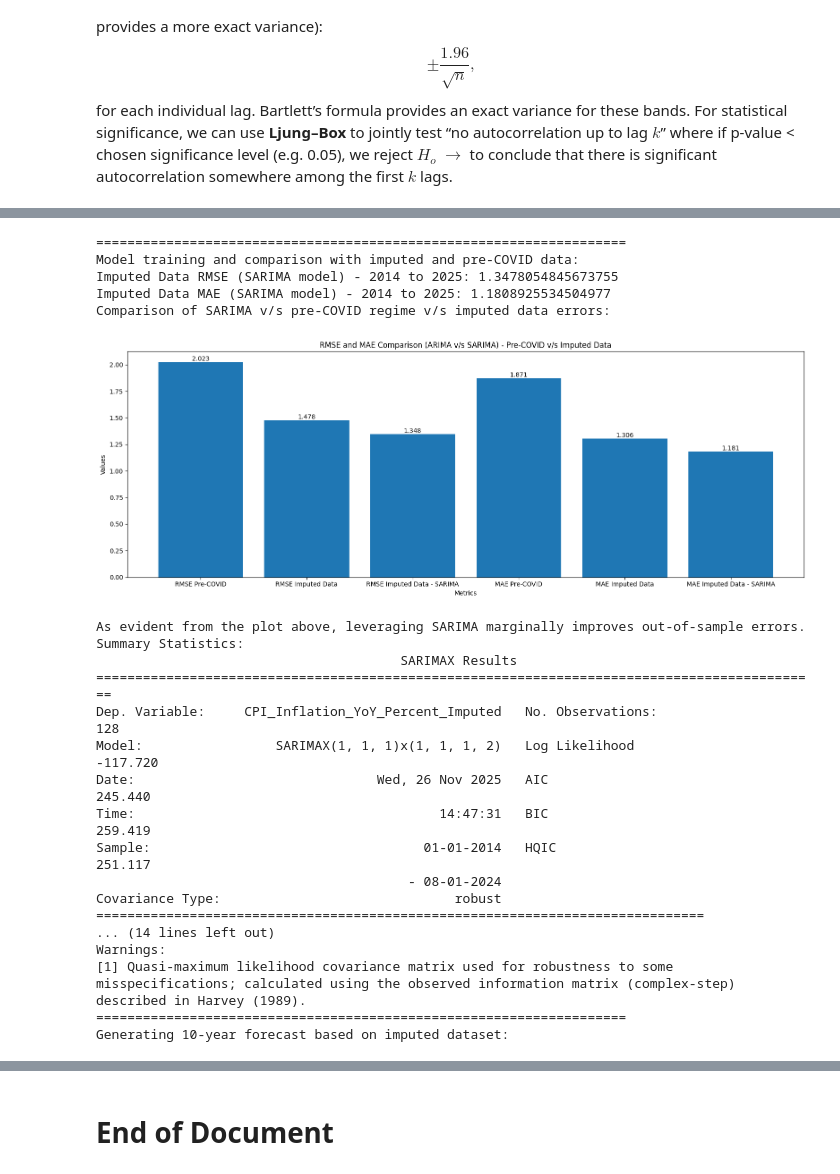
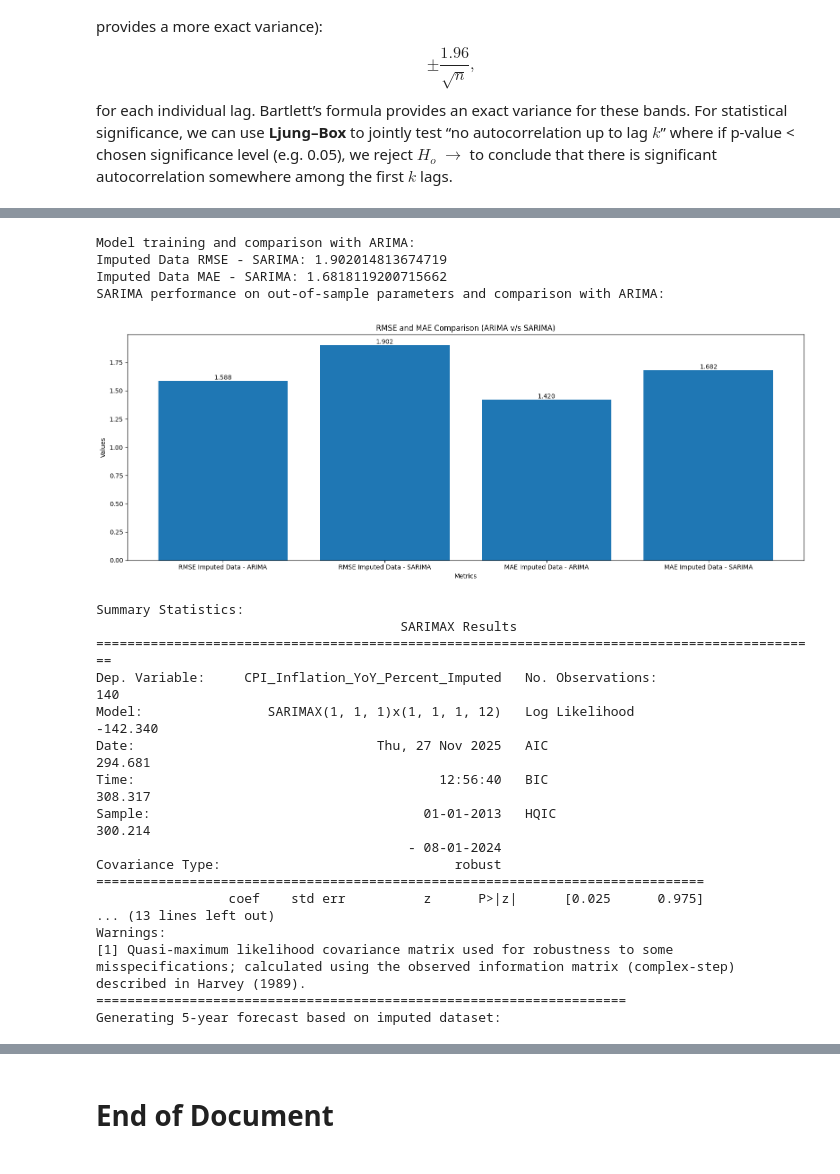
Before and after one commit to thenaivecoder89/statistical_and_machine_learning_models, a Jupyter notebook: inflation/arima_sarima_xgboost/Comparative_analysis_report_on_arima_sarima_xgb_on_inflation_dataset.ipynb, the cells around one changed output, grey strips where cells are left out. Cells and saved outputs as stored; diff of their text form; code cells hidden in the pictures.

```diff
--- a/inflation/arima_sarima_xgboost/Comparative_analysis_report_on_arima_sarima_xgb_on_inflation_dataset.ipynb
+++ b/inflation/arima_sarima_xgboost/Comparative_analysis_report_on_arima_sarima_xgb_on_inflation_dataset.ipynb
@@ -979,23 +770,22 @@ $\varepsilon_t$ = white noise error
 This structure allows SARIMA to capture trend, irregular variation, and recurring seasonal cycles in a unified model.
 # %%
 # Training SARIMA model on Imputed Data and Calculating Errors
-print('====================================================================')
-print('Model training and comparison with imputed and pre-COVID data:')
+print('Model training and comparison with ARIMA:')
 model_sarima_imputed = SARIMAX(
     train_imputed_data['CPI_Inflation_YoY_Percent_Imputed'],
     order=(1, 1, 1),
-    seasonal_order=(1, 1, 1, 2), # setting length of seasonal cycle (s) = 2
+    seasonal_order=(1, 1, 1, 12),
     enforce_invertibility=False,
     enforce_stationarity=False
 ).fit(cov_type='robust')
 model_sarima_imputed_pred = model_sarima_imputed.get_forecast(steps=12).predicted_mean
 model_sarima_imputed_rmse = root_mean_squared_error(test_imputed_data['CPI_Inflation_YoY_Percent_Imputed'], model_sarima_imputed_pred)
 model_sarima_imputed_mae = mean_absolute_error(test_imputed_data['CPI_Inflation_YoY_Percent_Imputed'], model_sarima_imputed_pred)
-print(f'Imputed Data RMSE (SARIMA model) - 2014 to 2025: {model_sarima_imputed_rmse}')
-print(f'Imputed Data MAE (SARIMA model) - 2014 to 2025: {model_sarima_imputed_mae}')
-print('Comparison of SARIMA v/s pre-COVID regime v/s imputed data errors:')
-Y_comp_values_SARIMA = [rmse_pre, model_arima_imputed_rmse, model_sarima_imputed_rmse, mae_pre, model_arima_imputed_mae, model_sarima_imputed_mae]
-X_comp_values_SARIMA = ['RMSE Pre-COVID', 'RMSE Imputed Data', 'RMSE Imputed Data - SARIMA', 'MAE Pre-COVID', 'MAE Imputed Data', 'MAE Imputed Data - SARIMA']
+print(f'Imputed Data RMSE - SARIMA: {model_sarima_imputed_rmse}')
+print(f'Imputed Data MAE - SARIMA: {model_sarima_imputed_mae}')
+print('SARIMA performance on out-of-sample parameters and comparison with ARIMA:')
+Y_comp_values_SARIMA = [model_arima_imputed_rmse, model_sarima_imputed_rmse, model_arima_imputed_mae, model_sarima_imputed_mae]
+X_comp_values_SARIMA = ['RMSE Imputed Data - ARIMA', 'RMSE Imputed Data - SARIMA', 'MAE Imputed Data - ARIMA', 'MAE Imputed Data - SARIMA']
 plt.subplots(figsize=(16, 6), dpi=100)
 bars = plt.bar(X_comp_values_SARIMA, Y_comp_values_SARIMA)
 for bar in bars:
@@ -1010,61 +800,59 @@ for bar in bars:
     )
 plt.xlabel('Metrics')
 plt.ylabel('Values')
-plt.title('RMSE and MAE Comparison (ARIMA v/s SARIMA) - Pre-COVID v/s Imputed Data', fontsize=12)
+plt.title('RMSE and MAE Comparison (ARIMA v/s SARIMA)', fontsize=12)
 plt.tight_layout()
 plt.show()
-print(f'As evident from the plot above, leveraging SARIMA marginally improves out-of-sample errors.')
 print(f'Summary Statistics:\n{model_sarima_imputed.summary()}')
 
 # Generating Forecast Based on Imputed Data.
 print('====================================================================')
-print('Generating 10-year forecast based on imputed dataset:')
-model_sarima_imputed_forecast = model_sarima_imputed.get_forecast(steps=132)
+print('Generating 5-year forecast based on imputed dataset:')
+model_sarima_imputed_forecast = model_sarima_imputed.get_forecast(steps=60)
 model_sarima_imputed_forecast_summary = model_sarima_imputed_forecast.summary_frame(alpha=0.05)
 df_prediction_data_sarima_imp = model_sarima_imputed_forecast_summary[['mean', 'mean_se', 'mean_ci_lower', 'mean_ci_upper']]
 df_prediction_data_sarima_imp.index.name = 'Period'
 df_prediction_data_sarima_imp.to_csv(sarima_forecast_imputed_dataset)
 model_sarima_imputed_forecast_summary.index = pd.to_datetime(model_sarima_imputed_forecast_summary.index, errors='coerce')
 fig_forecast_imp, ax_forecast_imp = plt.subplots(figsize=(8, 6), dpi=100)
 df_inflation_imputed['CPI_Inflation_YoY_Percent_Imputed'].plot(ax=ax_forecast_imp, label='Observed Historical',
                 lw=1, color='red',
                 linestyle='--', marker='o')
 model_sarima_imputed_forecast_summary['mean'].plot(ax=ax_forecast_imp,
                              label='ARIMA Forecast - Imputed Data',
                              lw=1,
                              color='blue')
 ax_forecast_imp.fill_between(model_sarima_imputed_forecast_summary.index,
                              model_sarima_imputed_forecast_summary['mean_ci_lower'],
                              model_sarima_imputed_forecast_summary['mean_ci_upper'],
                              alpha=0.2,
                              label='95% CI')
 ax_forecast_imp.set_xlabel('Year')
 ax_forecast_imp.set_ylabel('Inflation Rates (in %age)')
-ax_forecast_imp.set_title('10-year Inflation Forecast - SARIMA: Imputed Data')
+ax_forecast_imp.set_title('5-year Inflation Forecast - SARIMA: Imputed Data')
 ax_forecast_imp.legend()
 plt.tight_layout()
 plt.show()
 # %% [output]
-====================================================================
-Model training and comparison with imputed and pre-COVID data:
-Imputed Data RMSE (SARIMA model) - 2014 to 2025: 1.3478054845673755
-Imputed Data MAE (SARIMA model) - 2014 to 2025: 1.1808925534504977
-Comparison of SARIMA v/s pre-COVID regime v/s imputed data errors:
+Model training and comparison with ARIMA:
+Imputed Data RMSE - SARIMA: 1.902014813674719
+Imputed Data MAE - SARIMA: 1.6818119200715662
+SARIMA performance on out-of-sample parameters and comparison with ARIMA:
-[figure, old version]
+[figure, new version]
-As evident from the plot above, leveraging SARIMA marginally improves out-of-sample errors.
 Summary Statistics:
                                        SARIMAX Results
 =============================================================================================
-Dep. Variable:     CPI_Inflation_YoY_Percent_Imputed   No. Observations:                  128
-Model:                 SARIMAX(1, 1, 1)x(1, 1, 1, 2)   Log Likelihood                -117.720
-Date:                               Wed, 26 Nov 2025   AIC                            245.440
-Time:                                       14:47:31   BIC                            259.419
-Sample:                                   01-01-2014   HQIC                           251.117
+Dep. Variable:     CPI_Inflation_YoY_Percent_Imputed   No. Observations:                  140
+Model:                SARIMAX(1, 1, 1)x(1, 1, 1, 12)   Log Likelihood                -142.340
+Date:                               Thu, 27 Nov 2025   AIC                            294.681
+Time:                                       12:56:40   BIC                            308.317
+Sample:                                   01-01-2013   HQIC                           300.214
                                         - 08-01-2024
 Covariance Type:                              robust
 ==============================================================================
-... (14 lines left out)
+                 coef    std err          z      P>|z|      [0.025      0.975]
+... (13 lines left out)
 Warnings:
 [1] Quasi-maximum likelihood covariance matrix used for robustness to some misspecifications; calculated using the observed information matrix (complex-step) described in Harvey (1989).
 ====================================================================
-Generating 10-year forecast based on imputed dataset:
+Generating 5-year forecast based on imputed dataset:
```
Also changed, not shown: parts of 38 cells of this notebook.
